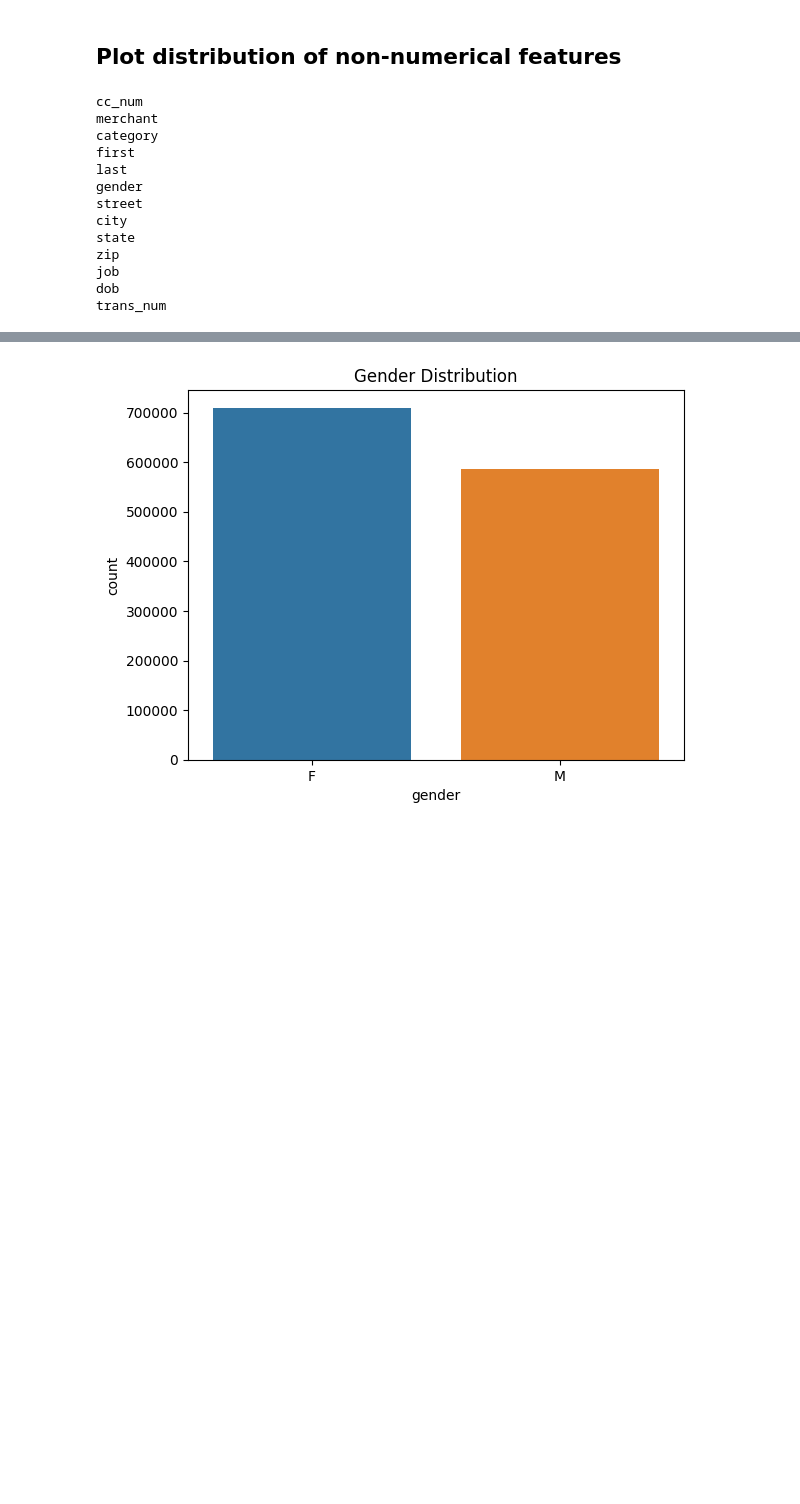
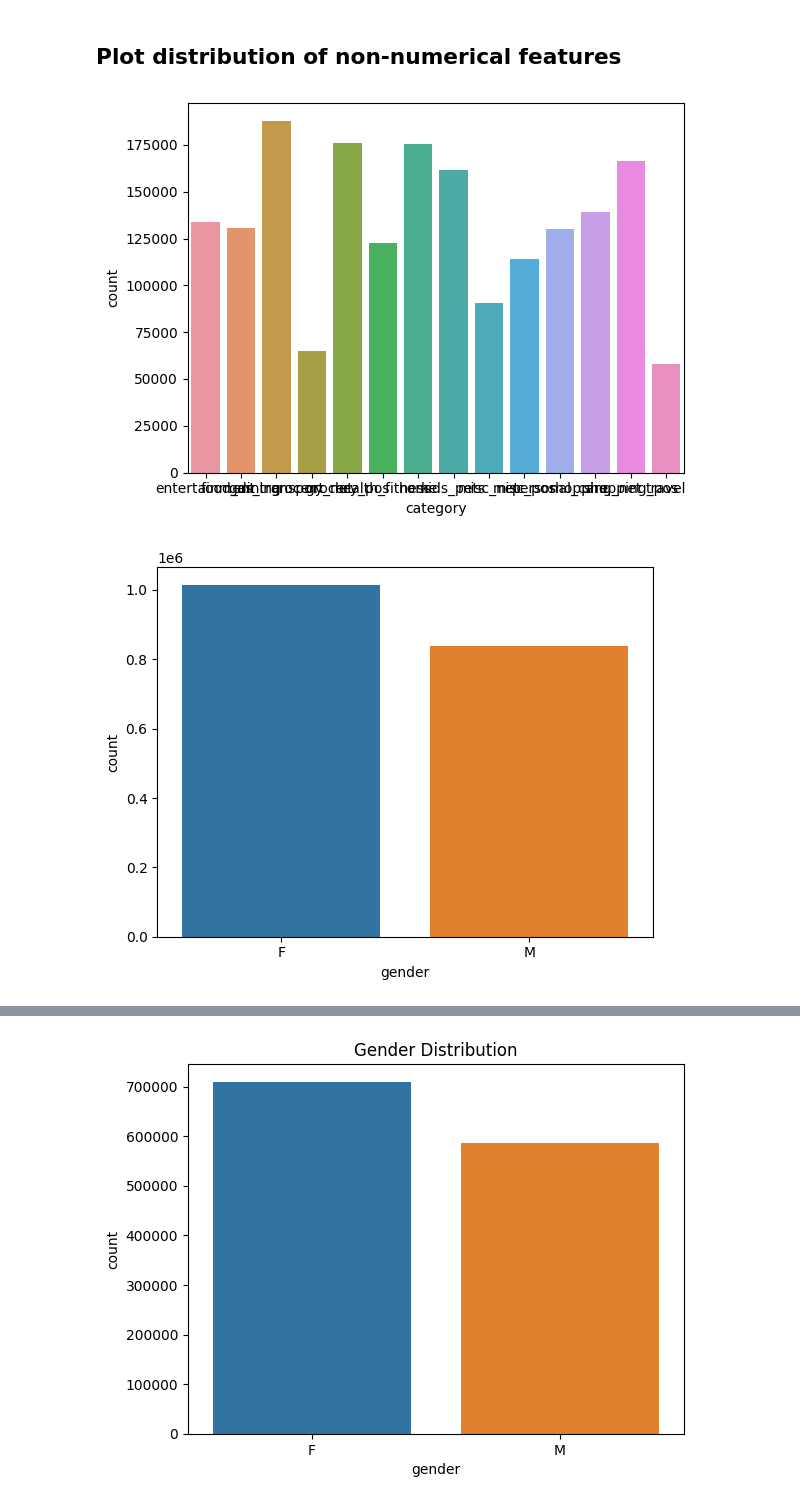
Before and after one commit to arthuralbarelli/ml-credit-card-fraud-detection, a Jupyter notebook: credit_card_fraud_exploratory_analysis.ipynb, the cells around one changed output, grey strips where cells are left out. Cells and saved outputs as stored; diff of their text form; code cells hidden in the pictures; blank space fills up the shorter version.

```diff
--- a/credit_card_fraud_exploratory_analysis.ipynb
+++ b/credit_card_fraud_exploratory_analysis.ipynb
@@ -183,19 +144,10 @@ fraud_data.describe().style.format('{:.2f}')
 ## Plot distribution of non-numerical features
 # %%
 for column in fraud_data.columns:
-    if not (pd.api.types.is_numeric_dtype(fraud_data[column]) or pd.api.types.is_datetime64_any_dtype(fraud_data[column])):
-        print(column)
+    df_column = fraud_data[column]
+    if is_categorical_dtype(df_column):
+        sns.countplot(data=fraud_data, x=df_column)
+        plt.show()
 # %% [output]
-cc_num
-merchant
-category
-first
-last
-gender
-street
-city
-state
-zip
-job
-dob
-trans_num
+[figure, added]
+[figure, added]
```
Also changed, not shown: parts of 13 cells of this notebook, 1 other file.
